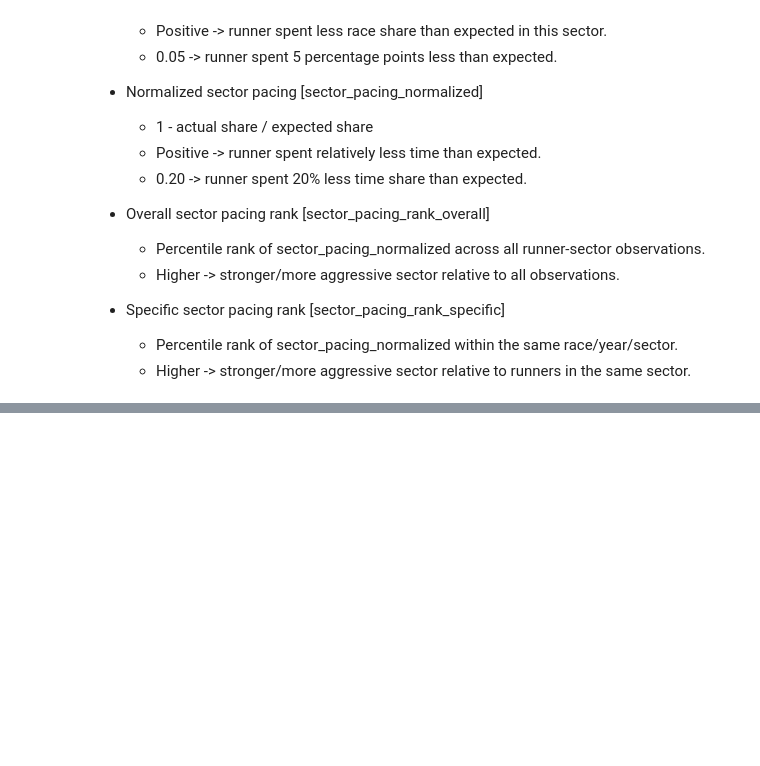
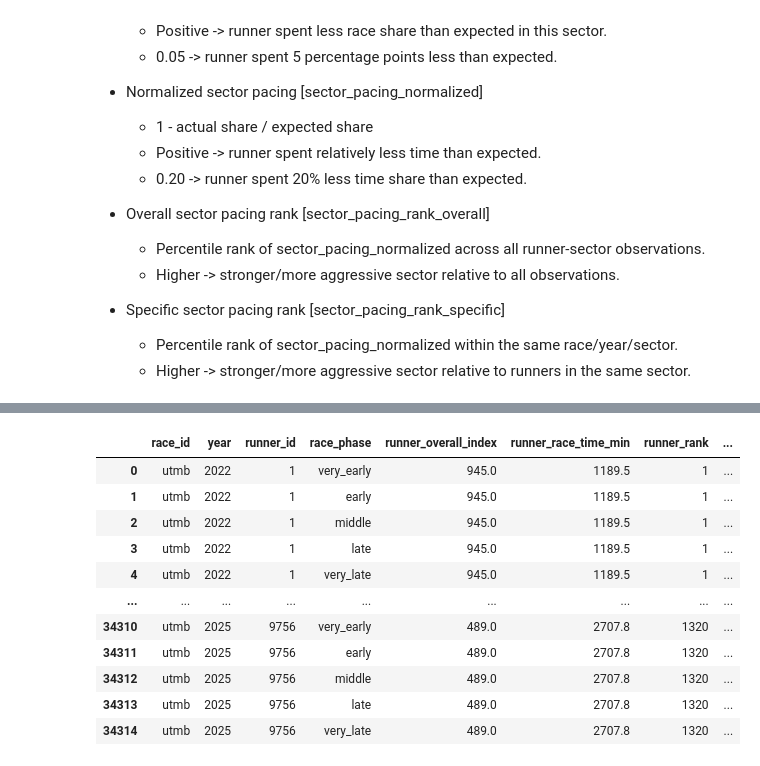
Before and after one commit to 1312Bravo/Path-To-UTMB, a Jupyter notebook: pacing_strategy/pacing_strategy_analysis.ipynb, the cells around one changed output, grey strips where cells are left out. Drawn from its saved outputs; the diff is of its cells as text; code cells hidden in the pictures; blank space fills up the shorter version.

```diff
--- a/pacing_strategy/pacing_strategy_analysis.ipynb
+++ b/pacing_strategy/pacing_strategy_analysis.ipynb
@@ -1413,0 +1615,88 @@ pacing_analysis_df = (
+# %%
+# Aggregation per race-phases [phase_pacing_analysis_df]
+
+phase_pacing_analysis_df = (
+    main_pacing_analysis_df
+    .copy()
+    .sort_values(["race_id", "year", "runner_id", "sector_number"])
+    .groupby(
+        ["race_id", "year", "runner_id", "race_phase"],
+        observed = True,
+        as_index = False,
+    )
+    .agg(
+        # Runner information
+        runner_overall_index = ("runner_overall_index", "first"),
+
+        # Absolute final race outcome
+        runner_race_time_min = ("runner_race_time_min", "first"),
+        runner_rank = ("runner_rank", "first"),
+
+        # Final race outcome
+        runner_race_time_normalized = ("runner_race_time_normalized", "first"),
+        runner_rank_normalized = ("runner_rank_normalized", "first"),
+
+        # Phase sectors
+        phase_sector_ids = ("sector_checkpoint_id", "unique"),
+        phase_first_sector_number = ("sector_number", "first"),
+        phase_last_sector_number = ("sector_number", "last"),
+        phase_number_of_sectors = ("sector_number", "nunique"),
+
+        # Phase distance
+        phase_distance_km = ("sector_distance_km", "sum"),
+        phase_relative_distance = ("relative_sector_distance", "sum"),
+        phase_start_distance_km = ("sector_start_distance_km", "first"),
+        phase_end_distance_km = ("sector_end_distance_km", "last"),
+        phase_relative_start_distance = ("relative_sector_start_distance", "first"),
+        phase_relative_end_distance = ("relative_sector_end_distance", "last"),
+
+        # Phase elevation gain
+        phase_elevation_gain_m = ("sector_elevation_gain_m", "sum"),
+        phase_relative_elevation_gain = ("relative_sector_elevation_gain", "sum"),
+        phase_start_elevation_gain_m = ("sector_start_elevation_gain_m", "first"),
+        phase_end_elevation_gain_m = ("sector_end_elevation_gain_m", "last"),
+        phase_relative_start_elevation_gain = ("relative_sector_start_elevation_gain", "first"),
+        phase_relative_end_elevation_gain = ("relative_sector_end_elevation_gain", "last"),
+
+        # Phase elevation loss
+        phase_elevation_loss_m = ("sector_elevation_loss_m", "sum"),
+        phase_relative_elevation_loss = ("relative_sector_elevation_loss", "sum"),
+        phase_start_elevation_loss_m = ("sector_start_elevation_loss_m", "first"),
+        phase_end_elevation_loss_m = ("sector_end_elevation_loss_m", "last"),
+        phase_relative_start_elevation_loss = ("relative_sector_start_elevation_loss", "first"),
+        phase_relative_end_elevation_loss = ("relative_sector_end_elevation_loss", "last"),
+
+        # Actual and expected/predicted phase pacing
+        phase_pacing_absolute = ("sector_pacing_absolute", "sum"),
+        phase_pacing_expected = ("sector_pacing_absolute_pred", "sum"),
+    )
+    .assign(
+        # Phase level pacing - absolute, expected and normalized
+        phase_pacing_normalized = lambda df: (
+            1 - df["phase_pacing_absolute"] / df["phase_pacing_expected"]
+        )
+    )
+    .reset_index(drop=True)
+    .assign(
+        race_phase = lambda df: pd.Categorical(
+            df["race_phase"],
+            categories = race_phase_labels,
+            ordered = True,
+        )
+    )
+)
+
+display(phase_pacing_analysis_df)
+# %% [output]
+|  | race_id | year | runner_id | race_phase | runner_overall_index | runner_race_time_min | runner_rank | ... |
+| 0 | utmb | 2022 | 1 | very_early | 945.0 | 1189.5 | 1 | ... |
+| 1 | utmb | 2022 | 1 | early | 945.0 | 1189.5 | 1 | ... |
+| 2 | utmb | 2022 | 1 | middle | 945.0 | 1189.5 | 1 | ... |
+| 3 | utmb | 2022 | 1 | late | 945.0 | 1189.5 | 1 | ... |
+| 4 | utmb | 2022 | 1 | very_late | 945.0 | 1189.5 | 1 | ... |
+| ... | ... | ... | ... | ... | ... | ... | ... | ... |
+| 34310 | utmb | 2025 | 9756 | very_early | 489.0 | 2707.8 | 1320 | ... |
+| 34311 | utmb | 2025 | 9756 | early | 489.0 | 2707.8 | 1320 | ... |
+| 34312 | utmb | 2025 | 9756 | middle | 489.0 | 2707.8 | 1320 | ... |
+| 34313 | utmb | 2025 | 9756 | late | 489.0 | 2707.8 | 1320 | ... |
+| 34314 | utmb | 2025 | 9756 | very_late | 489.0 | 2707.8 | 1320 | ... |
```
Also changed, not shown: parts of 17 cells of this notebook.
